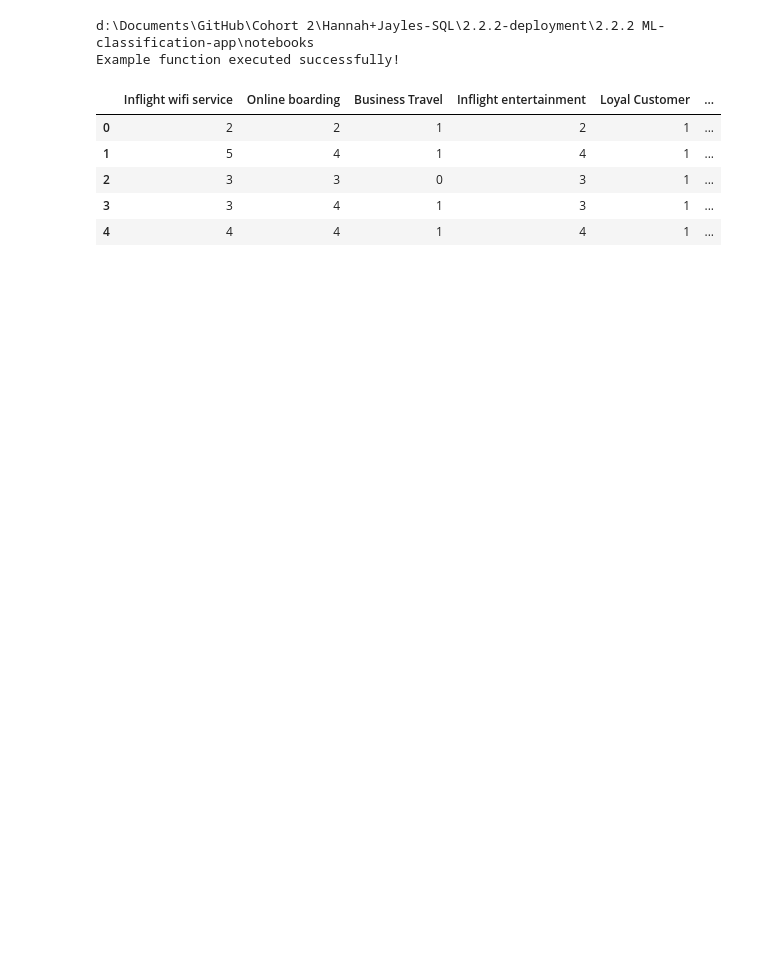
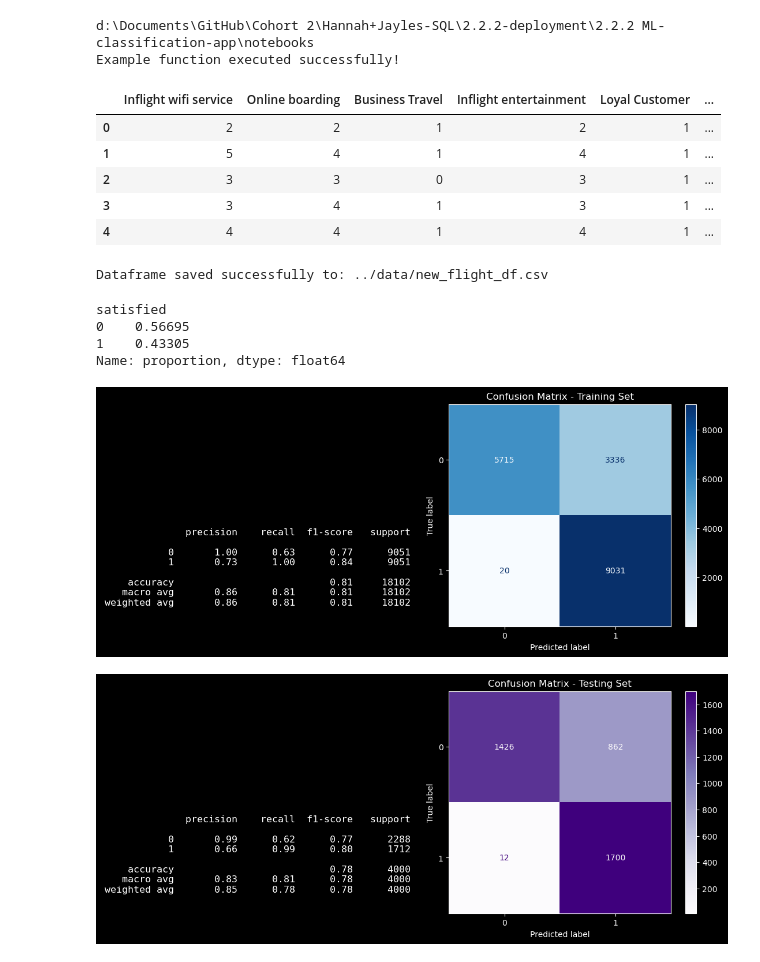
Before and after one commit to erwincarlogonzales/2.2.2-ML-classification-app, a Jupyter notebook: notebooks/app-prod.ipynb, the cells around one changed output. Saved outputs shown, nothing was run; the diff lists cells and outputs as text; code cells hidden in the pictures; blank space fills up the shorter version.

Commit message:
finished preprocessing and train evaluate modules and finished training lightgbm

```diff
--- a/notebooks/app-prod.ipynb
+++ b/notebooks/app-prod.ipynb
@@ -41,3 +41,69 @@ df.head()
 | 2 | 3 | 3 | 0 | 3 | 1 | ... |
 | 3 | 3 | 4 | 1 | 3 | 1 | ... |
 | 4 | 4 | 4 | 1 | 4 | 1 | ... |
+# %%
+from sklearn.model_selection import train_test_split
+
+# Define target and features
+y = df['satisfied']
+X = df.drop(columns='satisfied')
+# %%
+import os
+
+file = '../data/new_flight_df.csv'
+
+try:
+    # Save the features dataframe for the app
+    X.to_csv(file, index=False)
+
+    # Confirm save if successful
+    if os.path.exists(file):
+        print(f'Dataframe saved successfully to: {file}')
+    else:
+        print(f'Failed to save dataframe: {file}')
+
+except Exception as error:
+    print(f'Error saving dataframe to {file}: {error}')
+# %% [output]
+Dataframe saved successfully to: ../data/new_flight_df.csv
+# %%
+# Split the dataset into train and test sets
+X_train, X_test, y_train, y_test = train_test_split(X, y, test_size=0.2, random_state=42)
+
+# Check for class imbalance
+y.value_counts(normalize=True)
+# %% [output]
+satisfied
+0    0.56695
+1    0.43305
+Name: proportion, dtype: float64
+# %%
+from scripts.preprocessing import create_preprocessing_pipeline
+
+# Create preprocessor object
+preprocessor = create_preprocessing_pipeline()
+# %%
+import pandas as pd
+from scripts.preprocessing import preprocess_and_rebalance_data
+
+# Preprocess and rebalance the data
+X_train_balanced, X_test_transformed, y_train_balanced = preprocess_and_rebalance_data(preprocessor, X_train, X_test, y_train)
+
+# Convert preprocessed data back into a dataframe
+X_train_balanced_df = pd.DataFrame(X_train_balanced)
+X_test_transformed_df = pd.DataFrame(X_test_transformed)
+# %%
+from scripts.train_evaluate import train_and_predict_model, evaluate_model
+import lightgbm as lgb
+
+# Instantiate the LGBMClassifier
+lgbm_model = lgb.LGBMClassifier(verbose=-1, random_state=42)
+
+# Create and save predictions
+train_preds, test_preds = train_and_predict_model(X_train_balanced_df, y_train_balanced, X_test_transformed_df, preprocessor, lgbm_model)
+
+# Return the train and test reports
+train_report, test_report = evaluate_model(lgbm_model, X_train_balanced_df, y_train_balanced, X_test_transformed_df, y_test)
+# %% [output]
+[figure, added]
+[figure, added]
```
Also changed, not shown: 2 other files.
